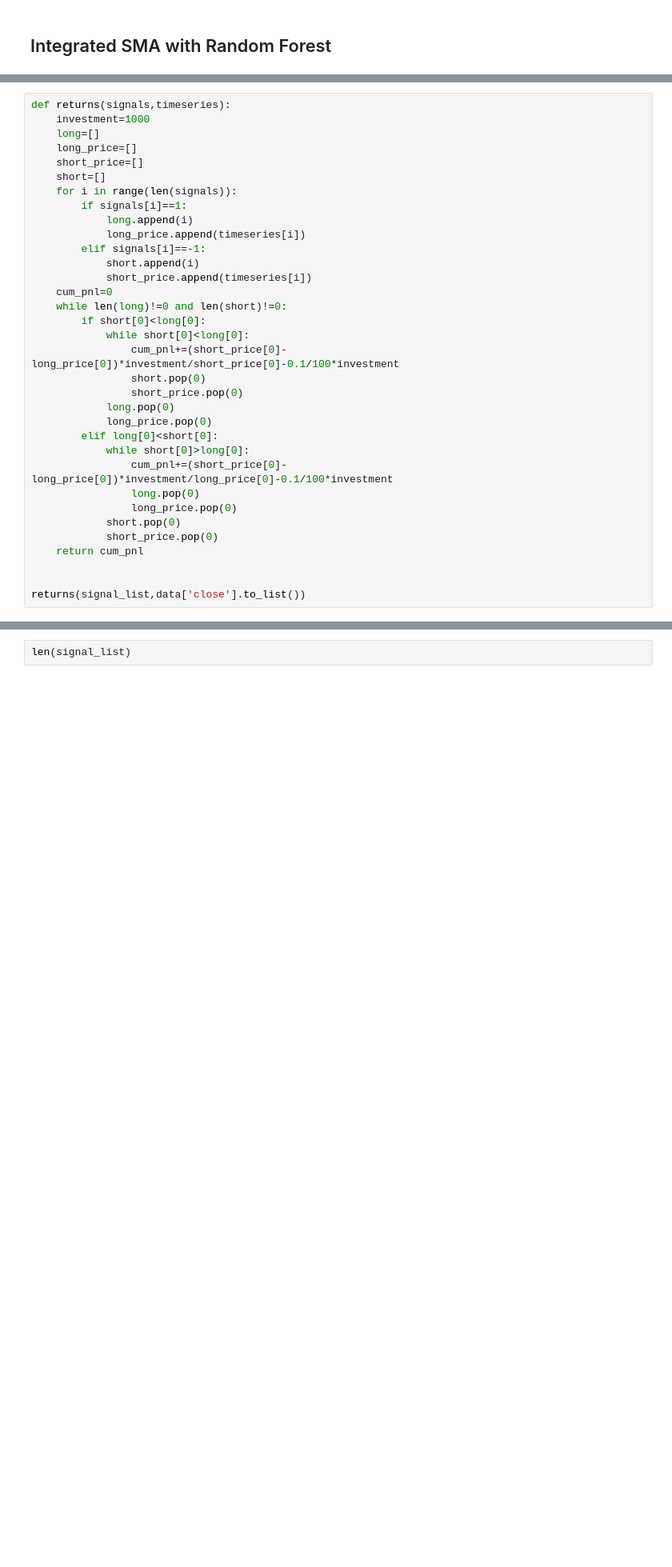
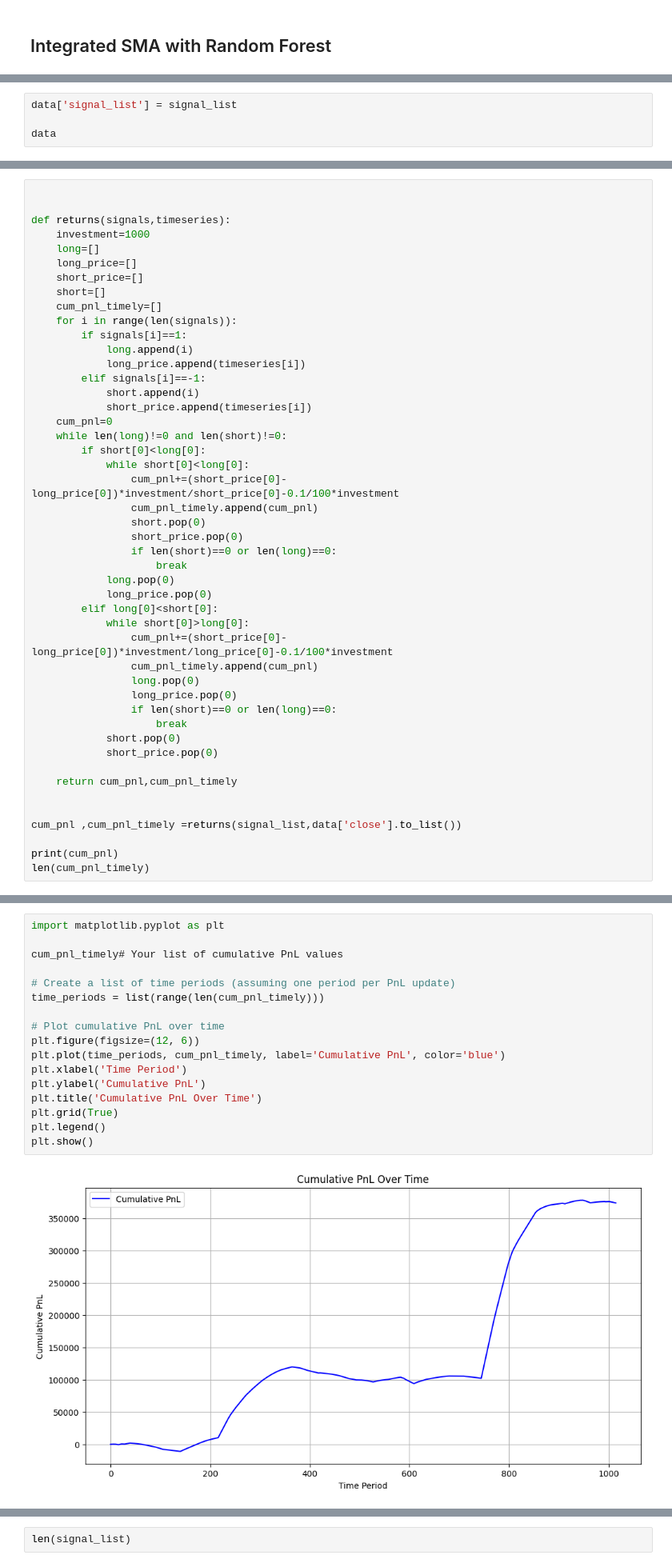
Before and after one commit to kdebeast17/InterIIT-CryptoTrading, a Jupyter notebook: AlgoTrading.ipynb, the cells around one changed output, grey strips where cells are left out. Shown at 80% size. Saved outputs shown, nothing was run; the diff lists cells and outputs as text; blank space fills up the shorter version.

```diff
--- a/AlgoTrading.ipynb
+++ b/AlgoTrading.ipynb
@@ -1050,0 +600,4 @@ signal_list
+# %%
+data['signal_list'] = signal_list
+
+data
@@ -1051,10 +618,13 @@ signal_list
 # %%
+
+
 def returns(signals,timeseries):
     investment=1000
     long=[]
     long_price=[]
     short_price=[]
     short=[]
+    cum_pnl_timely=[]
     for i in range(len(signals)):
         if signals[i]==1:
             long.append(i)
@@ -1067,19 +637,29 @@ def returns(signals,timeseries):
         if short[0]<long[0]:
             while short[0]<long[0]:
                 cum_pnl+=(short_price[0]-long_price[0])*investment/short_price[0]-0.1/100*investment
+                cum_pnl_timely.append(cum_pnl)
                 short.pop(0)
                 short_price.pop(0)
+                if len(short)==0 or len(long)==0:
+                    break
             long.pop(0)
             long_price.pop(0)
         elif long[0]<short[0]:
             while short[0]>long[0]:
                 cum_pnl+=(short_price[0]-long_price[0])*investment/long_price[0]-0.1/100*investment
+                cum_pnl_timely.append(cum_pnl)
                 long.pop(0)
                 long_price.pop(0)
+                if len(short)==0 or len(long)==0:
+                    break
             short.pop(0)
             short_price.pop(0)
-    return cum_pnl
+
+    return cum_pnl,cum_pnl_timely
 
 
-returns(signal_list,data['close'].to_list())
+cum_pnl ,cum_pnl_timely =returns(signal_list,data['close'].to_list())
+
+print(cum_pnl)
+len(cum_pnl_timely)
 # %% [output]
@@ -1086,0 +668,19 @@ IndexError: ignored
+# %%
+import matplotlib.pyplot as plt
+
+cum_pnl_timely# Your list of cumulative PnL values
+
+# Create a list of time periods (assuming one period per PnL update)
+time_periods = list(range(len(cum_pnl_timely)))
+
+# Plot cumulative PnL over time
+plt.figure(figsize=(12, 6))
+plt.plot(time_periods, cum_pnl_timely, label='Cumulative PnL', color='blue')
+plt.xlabel('Time Period')
+plt.ylabel('Cumulative PnL')
+plt.title('Cumulative PnL Over Time')
+plt.grid(True)
+plt.legend()
+plt.show()
+# %% [output]
+[figure, added]
```
Also changed, not shown: parts of 57 cells of this notebook.
